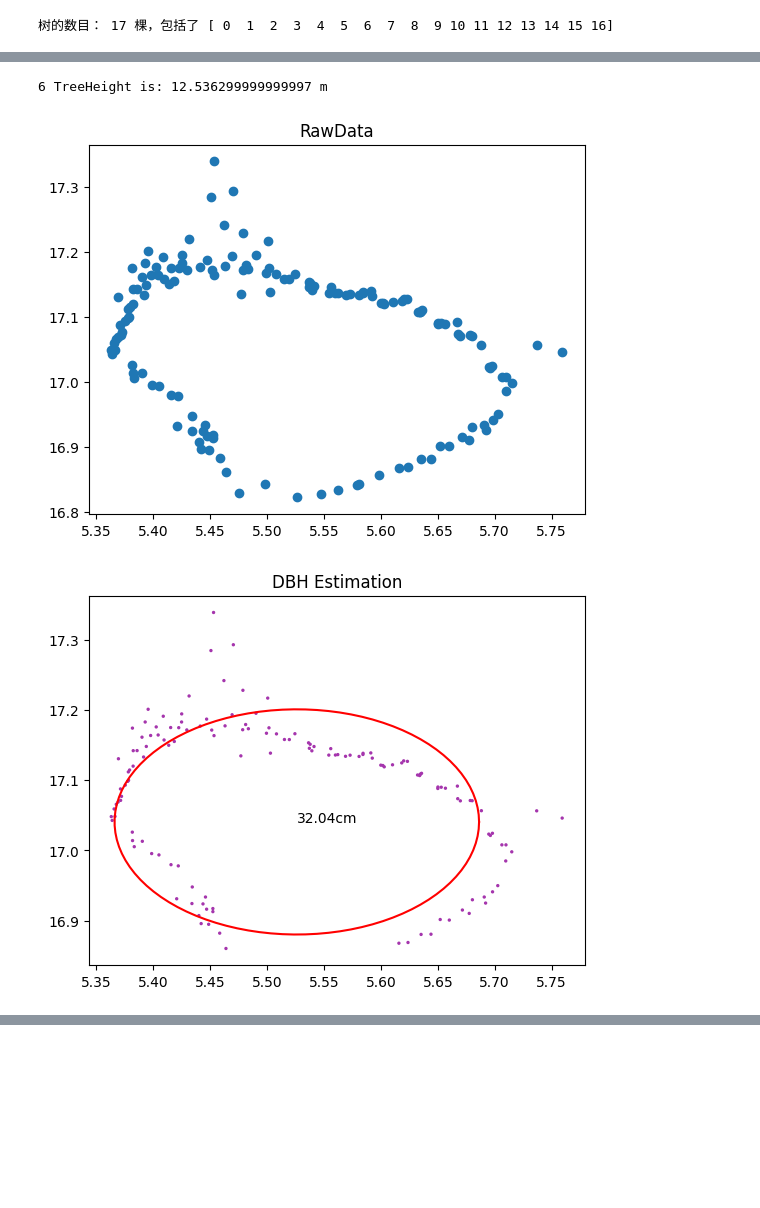
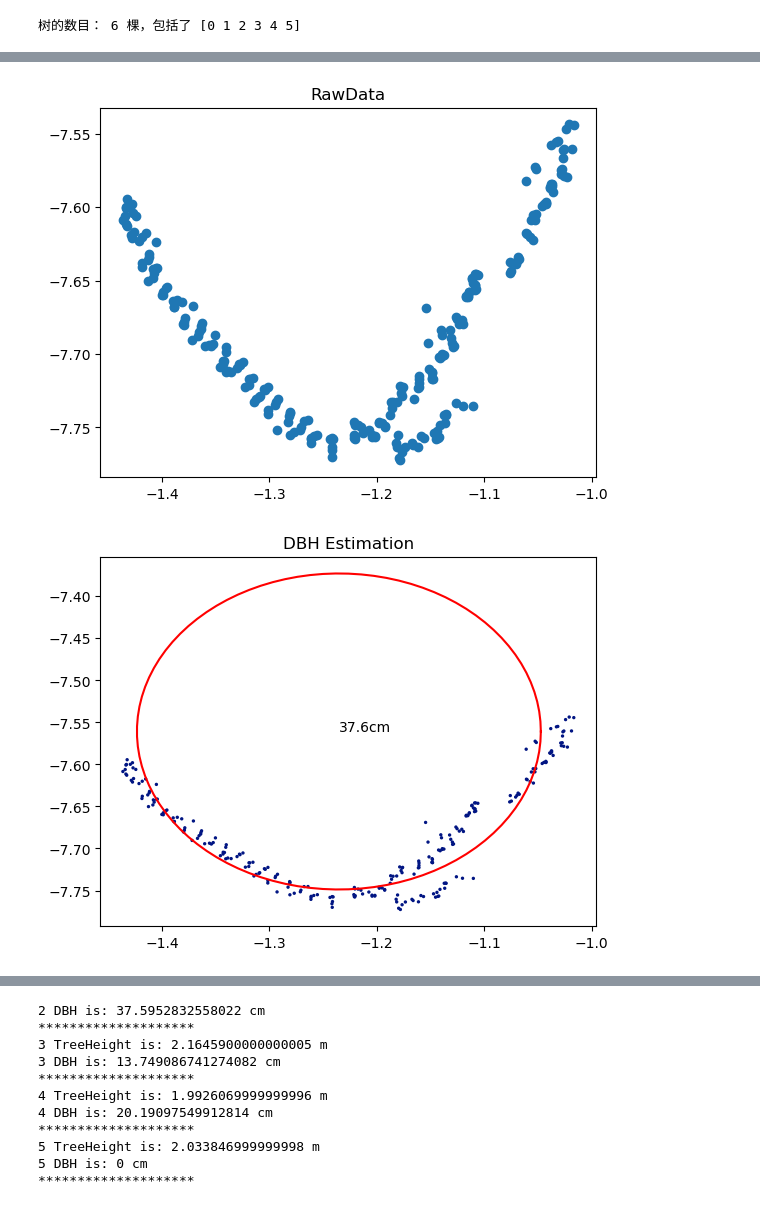
Before and after one commit to NingWang1999/LidarCourseDemo, a Jupyter notebook: BLK/ExtractPara(Single).ipynb, the cells around one changed output, grey strips where cells are left out. Drawn from its saved outputs; the diff is of its cells as text; code cells hidden in the pictures; blank space fills up the shorter version.

Commit message:
extract tree parameters

```diff
--- a/BLK/ExtractPara(Single).ipynb
+++ b/BLK/ExtractPara(Single).ipynb
@@ -26,14 +22,15 @@ Jupyter environment detected. Enabling Open3D WebVisualizer.
 # %%
 ##--------------------------读取点云数据--------------------------
-pointcloud = pd.read_csv(r'D:\\Desktop\\LiDAR_course\\1119\\Output\\Segmentation_leafoff.txt',delimiter='\t')
+pointcloud = pd.read_csv(r'D:\2-PhD\Program\course\LidarCourseDemo\BLK\Output\Segmentation_leafoff.txt',delimiter='\t')
 Label = pointcloud['Segmentation'].unique()
 print('树的数目：',len(Label),'棵，包括了',np.array(np.sort(Label),np.int32))
 
-spth = r'D:\\Desktop\\LiDAR_course\\1119\\Output\\ExtractPara'  # 设置保存路径
+spth = r'D:\2-PhD\Program\course\LidarCourseDemo\BLK\Output\ExtractPara'  # 设置保存路径
+os.makedirs(spth, exist_ok=True)
 # %% [output]
-树的数目： 17 棵，包括了 [ 0  1  2  3  4  5  6  7  8  9 10 11 12 13 14 15 16]
+树的数目： 6 棵，包括了 [0 1 2 3 4 5]
 # %%
-saveid = 6     #保存编号为2的提取结果
+saveid = 2     #保存编号为2的提取结果
 for id in np.sort(Label):
     pcd = pointcloud[pointcloud['Segmentation']==id]     #筛选出编号为1的树木
 
@@ -125,3 +111,2 @@ for id in np.sort(Label):
-6 TreeHeight is: 12.536299999999997 m
-[figure, old version]
+[figure, new version]
-[figure, old version]
+[figure, new version]
@@ -144,0 +113,11 @@ for id in np.sort(Label):
+2 DBH is: 37.5952832558022 cm
+********************
+3 TreeHeight is: 2.1645900000000005 m
+3 DBH is: 13.749086741274082 cm
+********************
+4 TreeHeight is: 1.9926069999999996 m
+4 DBH is: 20.19097549912814 cm
+********************
+5 TreeHeight is: 2.033846999999998 m
+5 DBH is: 0 cm
+********************
```
Also changed, not shown: parts of 2 cells of this notebook, 1 other file.
